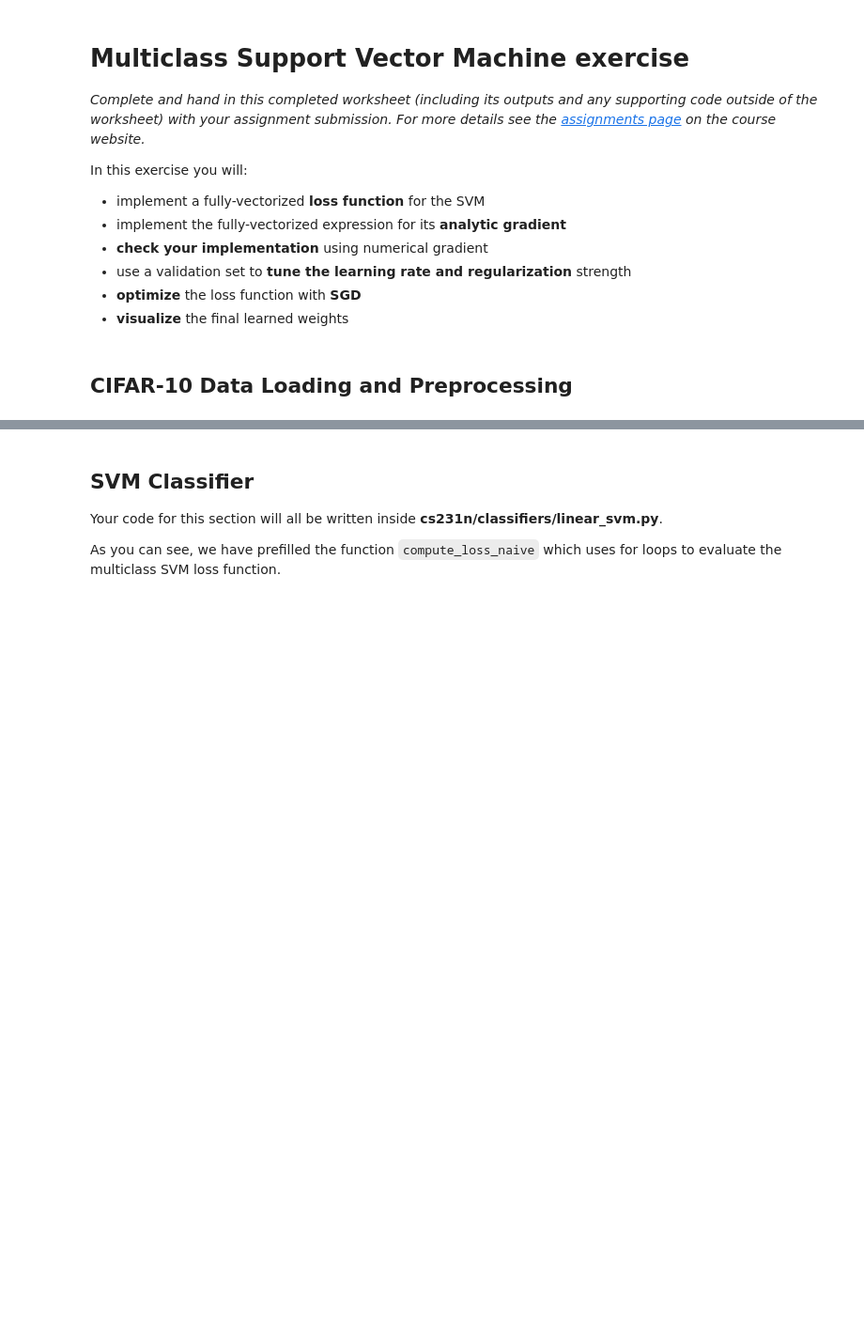
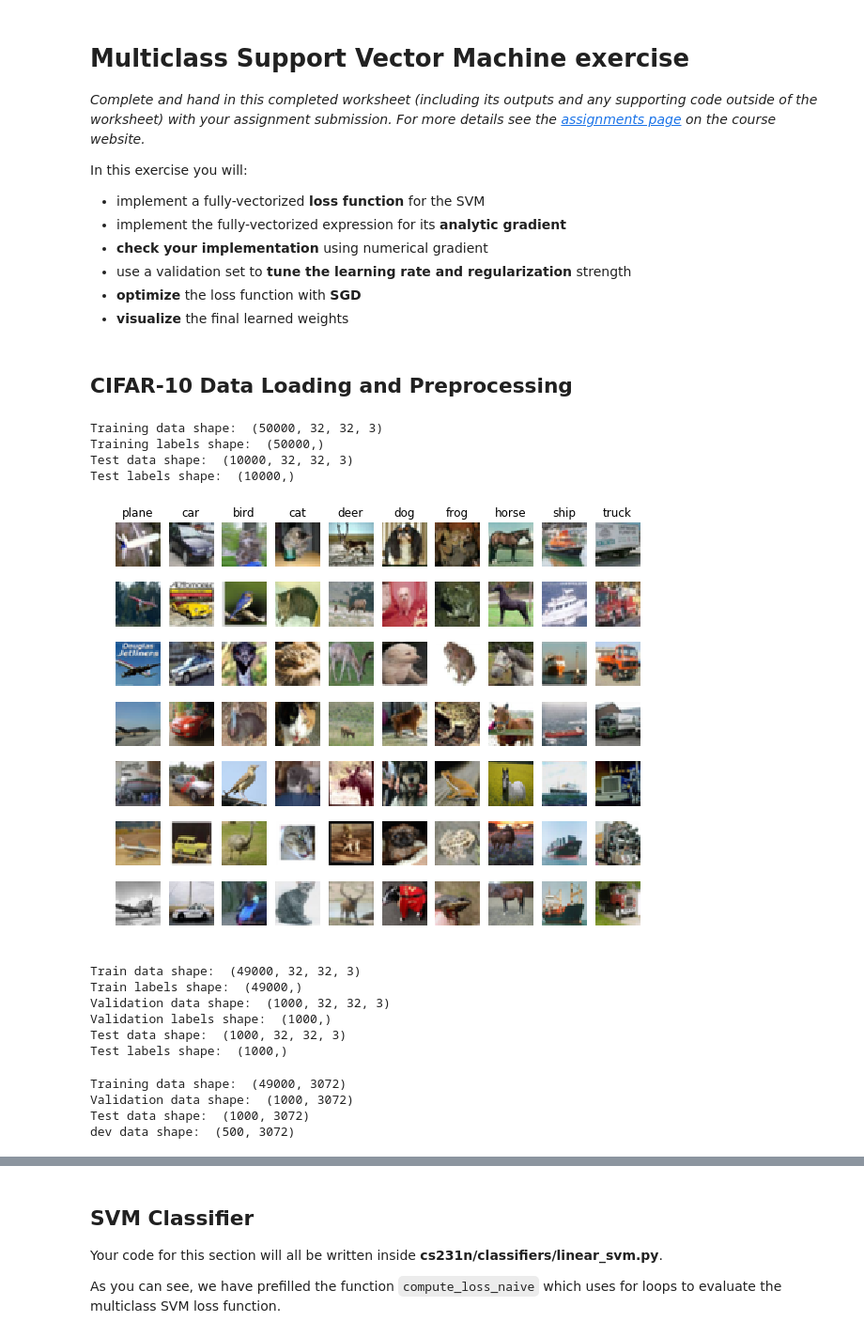
Before and after one commit to kozistr/ML-Study, a Jupyter notebook: CS231n/Assignment1/svm.ipynb, the cells around one changed output, grey strips where cells are left out. Shown at 94% size. Drawn from its saved outputs; the diff is of its cells as text; code cells hidden in the pictures; blank space fills up the shorter version.

```diff
--- a/CS231n/Assignment1/svm.ipynb
+++ b/CS231n/Assignment1/svm.ipynb
@@ -35,31 +31,42 @@ plt.rcParams['image.cmap'] = 'gray'
 ## CIFAR-10 Data Loading and Preprocessing
 # %%
 # Load the raw CIFAR-10 data.
-cifar10_dir = 'cs231n/datasets/cifar-10-batches-py'
-X_train, y_train, X_test, y_test = load_CIFAR10(cifar10_dir)
+cifar10_dir = 'D:\\DataSet\\Cifar\\cifar-10-batches-py'
+x_train, y_train, x_test, y_test = load_CIFAR10(cifar10_dir)
 
 # As a sanity check, we print out the size of the training and test data.
-print('Training data shape: ', X_train.shape)
+print('Training data shape: ', x_train.shape)
 print('Training labels shape: ', y_train.shape)
-print('Test data shape: ', X_test.shape)
+print('Test data shape: ', x_test.shape)
 print('Test labels shape: ', y_test.shape)
+# %% [output]
+Training data shape:  (50000, 32, 32, 3)
+Training labels shape:  (50000,)
+Test data shape:  (10000, 32, 32, 3)
+Test labels shape:  (10000,)
 # %%
 # Visualize some examples from the dataset.
 # We show a few examples of training images from each class.
 classes = ['plane', 'car', 'bird', 'cat', 'deer', 'dog', 'frog', 'horse', 'ship', 'truck']
 num_classes = len(classes)
 samples_per_class = 7
+
 for y, cls in enumerate(classes):
     idxs = np.flatnonzero(y_train == y)
     idxs = np.random.choice(idxs, samples_per_class, replace=False)
+
     for i, idx in enumerate(idxs):
         plt_idx = i * num_classes + y + 1
         plt.subplot(samples_per_class, num_classes, plt_idx)
-        plt.imshow(X_train[idx].astype('uint8'))
+        plt.imshow(x_train[idx].astype('uint8'))
         plt.axis('off')
+
         if i == 0:
             plt.title(cls)
+
 plt.show()
+# %% [output]
+[figure, added]
 # %%
 # Split the data into train, val, and test sets. In addition we will
 # create a small development set as a subset of the training data;
@@ -72,45 +79,57 @@ num_dev = 500
 # Our validation set will be num_validation points from the original
 # training set.
 mask = range(num_training, num_training + num_validation)
-X_val = X_train[mask]
+x_val = x_train[mask]
 y_val = y_train[mask]
 
 # Our training set will be the first num_train points from the original
 # training set.
 mask = range(num_training)
-X_train = X_train[mask]
+x_train = x_train[mask]
 y_train = y_train[mask]
 
 # We will also make a development set, which is a small subset of
 # the training set.
 mask = np.random.choice(num_training, num_dev, replace=False)
-X_dev = X_train[mask]
+x_dev = x_train[mask]
 y_dev = y_train[mask]
 
 # We use the first num_test points of the original test set as our
 # test set.
 mask = range(num_test)
-X_test = X_test[mask]
+x_test = x_test[mask]
 y_test = y_test[mask]
 
-print('Train data shape: ', X_train.shape)
+print('Train data shape: ', x_train.shape)
 print('Train labels shape: ', y_train.shape)
-print('Validation data shape: ', X_val.shape)
+print('Validation data shape: ', x_val.shape)
 print('Validation labels shape: ', y_val.shape)
-print('Test data shape: ', X_test.shape)
+print('Test data shape: ', x_test.shape)
 print('Test labels shape: ', y_test.shape)
+# %% [output]
+Train data shape:  (49000, 32, 32, 3)
+Train labels shape:  (49000,)
+Validation data shape:  (1000, 32, 32, 3)
+Validation labels shape:  (1000,)
+Test data shape:  (1000, 32, 32, 3)
+Test labels shape:  (1000,)
 # %%
 # Preprocessing: reshape the image data into rows
-X_train = np.reshape(X_train, (X_train.shape[0], -1))
-X_val = np.reshape(X_val, (X_val.shape[0], -1))
-X_test = np.reshape(X_test, (X_test.shape[0], -1))
-X_dev = np.reshape(X_dev, (X_dev.shape[0], -1))
+x_train = np.reshape(x_train, (x_train.shape[0], -1))
+x_val = np.reshape(x_val, (x_val.shape[0], -1))
+x_test = np.reshape(x_test, (x_test.shape[0], -1))
+x_dev = np.reshape(x_dev, (x_dev.shape[0], -1))
 
 # As a sanity check, print out the shapes of the data
-print('Training data shape: ', X_train.shape)
-print('Validation data shape: ', X_val.shape)
-print('Test data shape: ', X_test.shape)
-print('dev data shape: ', X_dev.shape)
+print('Training data shape: ', x_train.shape)
+print('Validation data shape: ', x_val.shape)
+print('Test data shape: ', x_test.shape)
+print('dev data shape: ', x_dev.shape)
+# %% [output]
+Training data shape:  (49000, 3072)
+Validation data shape:  (1000, 3072)
+Test data shape:  (1000, 3072)
+dev data shape:  (500, 3072)
 # %%
 # Preprocessing: subtract the mean image
 # first: compute the image mean based on the training data
```
Also changed, not shown: parts of 15 cells of this notebook, 1 other file.
